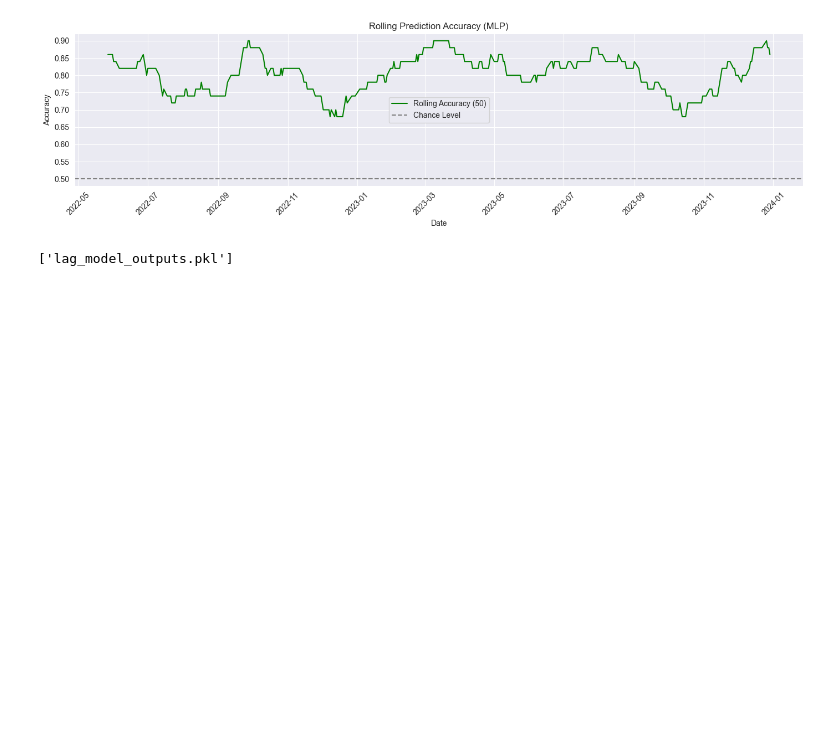
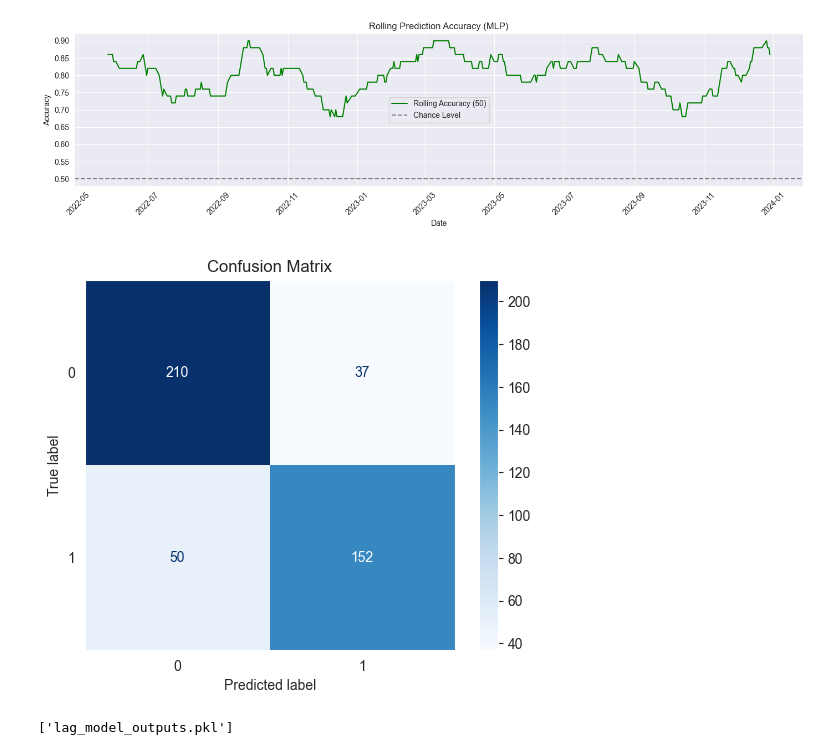
Before and after one commit to eliashuber2401/Machine-Learning-Project-Finance, a Jupyter notebook: Project main/Predictor - copy.ipynb, the cells around one changed output. Drawn from its saved outputs; the diff is of its cells as text; code cells hidden in the pictures; blank space fills up the shorter version.

```diff
--- a/Project main/Predictor - copy.ipynb
+++ b/Project main/Predictor - copy.ipynb
@@ -459,6 +486,26 @@ plt.tight_layout()
 plt.show()
 # %% [output]
 [figure]
+# %%
+model, metrics_history, X_test, Y_test, X_full, df = joblib.load("mlp_model_outputs.pkl")
+Y_pred = model(X_test)
+# Convert predicted outputs to class labels
+if Y_pred.ndim == 1 or Y_pred.shape[1] == 1:
+    Y_pred_labels = (Y_pred > 0).astype(int).flatten()
+    Y_true_labels = Y_test.flatten() if Y_test.ndim == 1 else Y_test.argmax(axis=1)
+else:
+    # Multiclass (e.g. shape [n_samples, 2])
+    Y_pred_labels = np.argmax(Y_pred, axis=1)
+    Y_true_labels = np.argmax(Y_test, axis=1)
+# Compute and display the confusion matrix
+cm = confusion_matrix(Y_true_labels, Y_pred_labels)
+disp = ConfusionMatrixDisplay(confusion_matrix=cm, display_labels=[0, 1])
+disp.plot(cmap='Blues', values_format='d')
+plt.title('Confusion Matrix')
+plt.grid(False)
+plt.show()
+# %% [output]
+[figure, added]
 # %%
 X, Y, X_train, Y_train, X_test, Y_test = return_data(df,target_type='Target_01',train_frac=.8,features = 'lagged')
 X = min_max(X)
```
Also changed, not shown: parts of 3 cells of this notebook.
